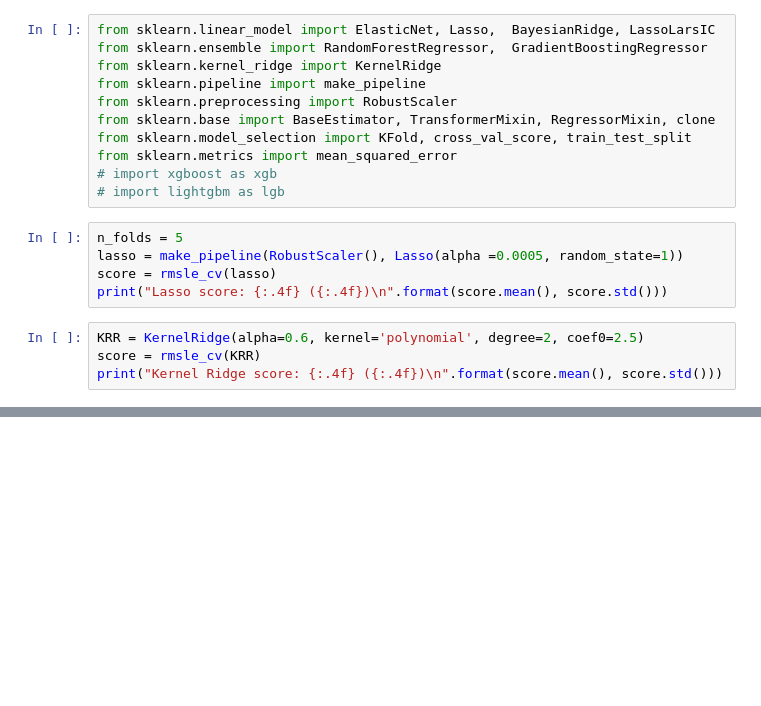
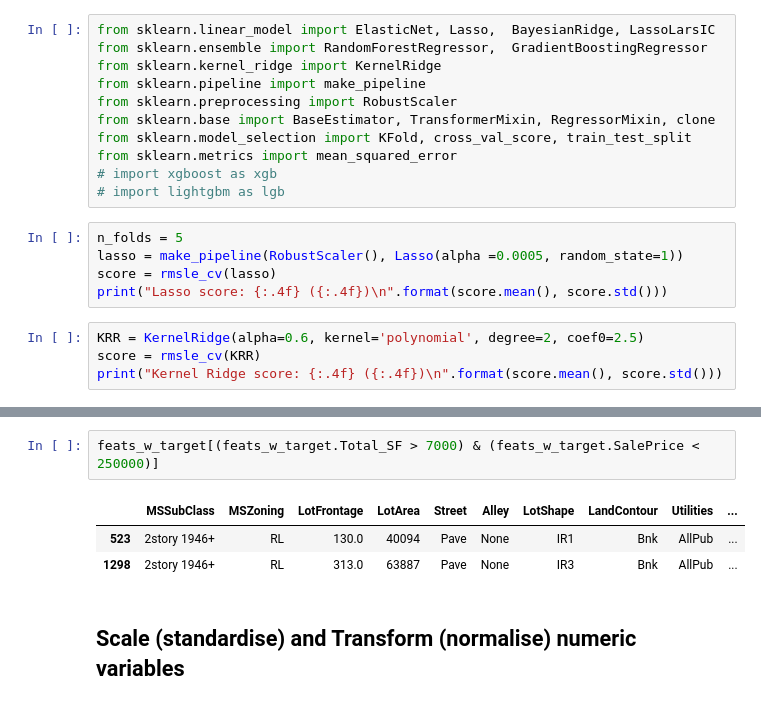
Before and after one commit to leonghchan/group-project, a Jupyter notebook: leon-eda.ipynb, the cells around one changed output, grey strips where cells are left out. Cells and saved outputs as stored; diff of their text form; blank space fills up the shorter version.

```diff
--- a/leon-eda.ipynb
+++ b/leon-eda.ipynb
@@ -577,0 +743,8 @@ print("Kernel Ridge score: {:.4f} ({:.4f})\n".format(score.mean(), score.std()))
+# %%
+feats_w_target[(feats_w_target.Total_SF > 7000) & (feats_w_target.SalePrice < 250000)]
+# %% [output]
+|  | MSSubClass | MSZoning | LotFrontage | LotArea | Street | Alley | LotShape | LandContour | Utilities | ... |
+| 523 | 2story 1946+ | RL | 130.0 | 40094 | Pave | None | IR1 | Bnk | AllPub | ... |
+| 1298 | 2story 1946+ | RL | 313.0 | 63887 | Pave | None | IR3 | Bnk | AllPub | ... |
+# %% [markdown]
+## Scale (standardise) and Transform (normalise) numeric variables
```
Also changed, not shown: parts of 23 cells of this notebook.
